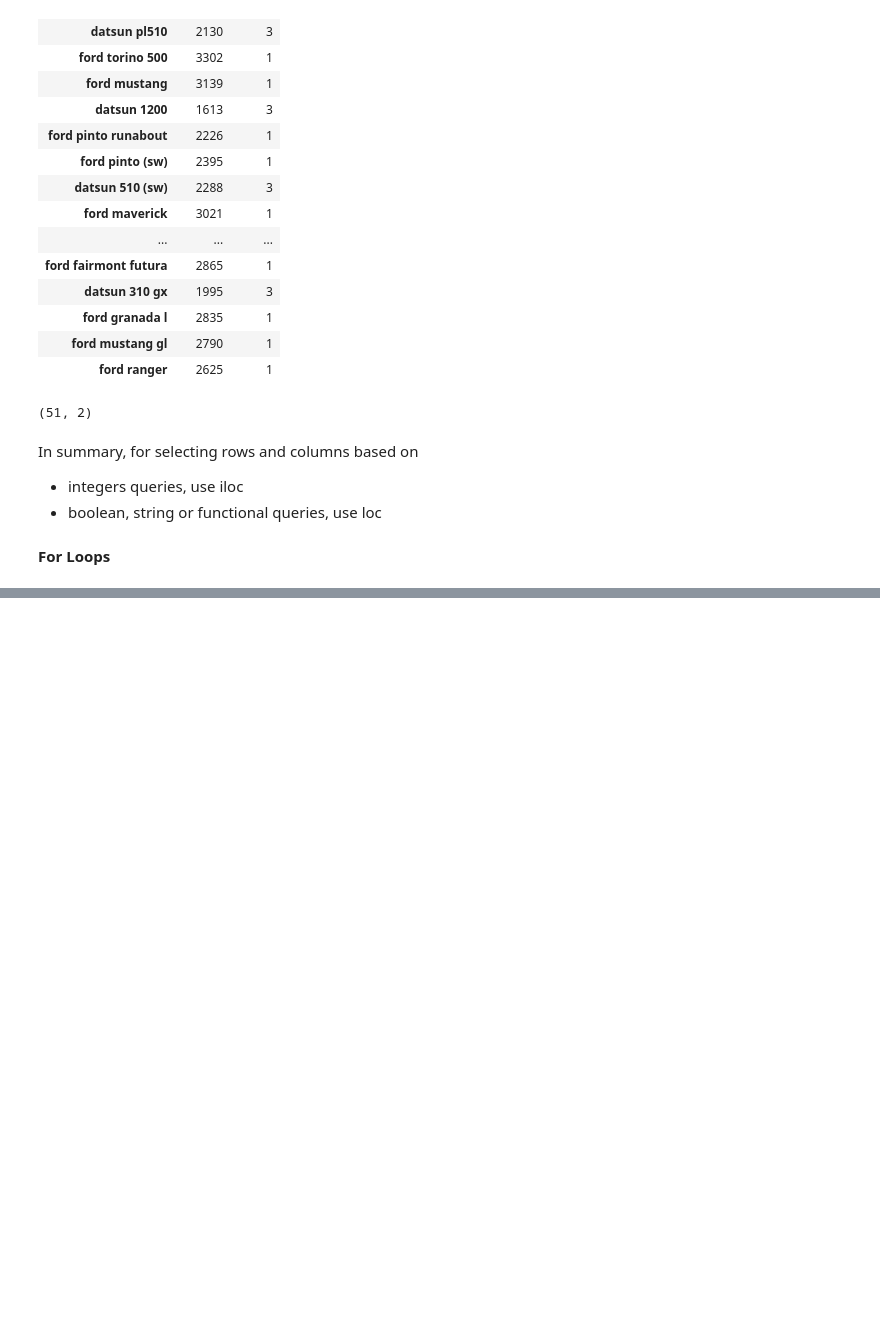
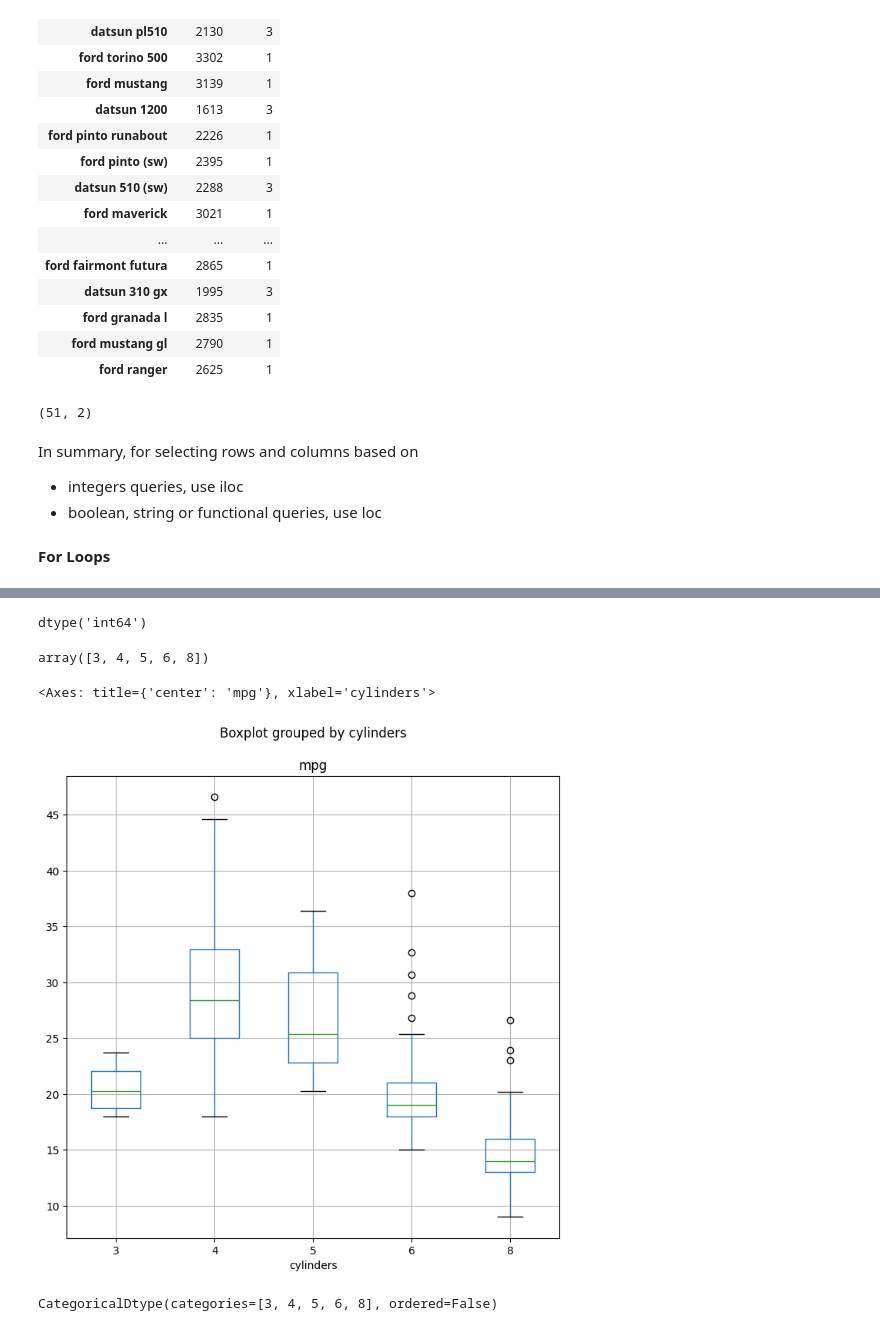
Before and after one commit to arcanjomjr/An-Introduction-to-Statistical-Learning-Self-Study, a Jupyter notebook: code/Chapter_02_Statistical_Learning.ipynb, the cells around one changed output, grey strips where cells are left out. Saved outputs shown, nothing was run; the diff lists cells and outputs as text; code cells hidden in the pictures; blank space fills up the shorter version.

```diff
--- a/code/Chapter_02_Statistical_Learning.ipynb
+++ b/code/Chapter_02_Statistical_Learning.ipynb
@@ -760,0 +851,19 @@ In summary, for selecting rows and columns based on
+# %%
+Auto.cylinders.dtype
+# %% [output]
+dtype('int64')
+# %%
+np.unique(Auto.cylinders) #there are few possible values
+# %% [output]
+array([3, 4, 5, 6, 8])
+# %%
+fig, ax = subplots(figsize=(8,8))
+Auto.boxplot('mpg', by='cylinders', ax=ax)
+# %% [output]
+<Axes: title={'center': 'mpg'}, xlabel='cylinders'>
+[figure, added]
+# %%
+Auto.cylinders = pd.Series(Auto.cylinders, dtype='category') #making it categorical
+Auto.cylinders.dtype
+# %% [output]
+CategoricalDtype(categories=[3, 4, 5, 6, 8], ordered=False)
```
Also changed, not shown: parts of 20 cells of this notebook.
